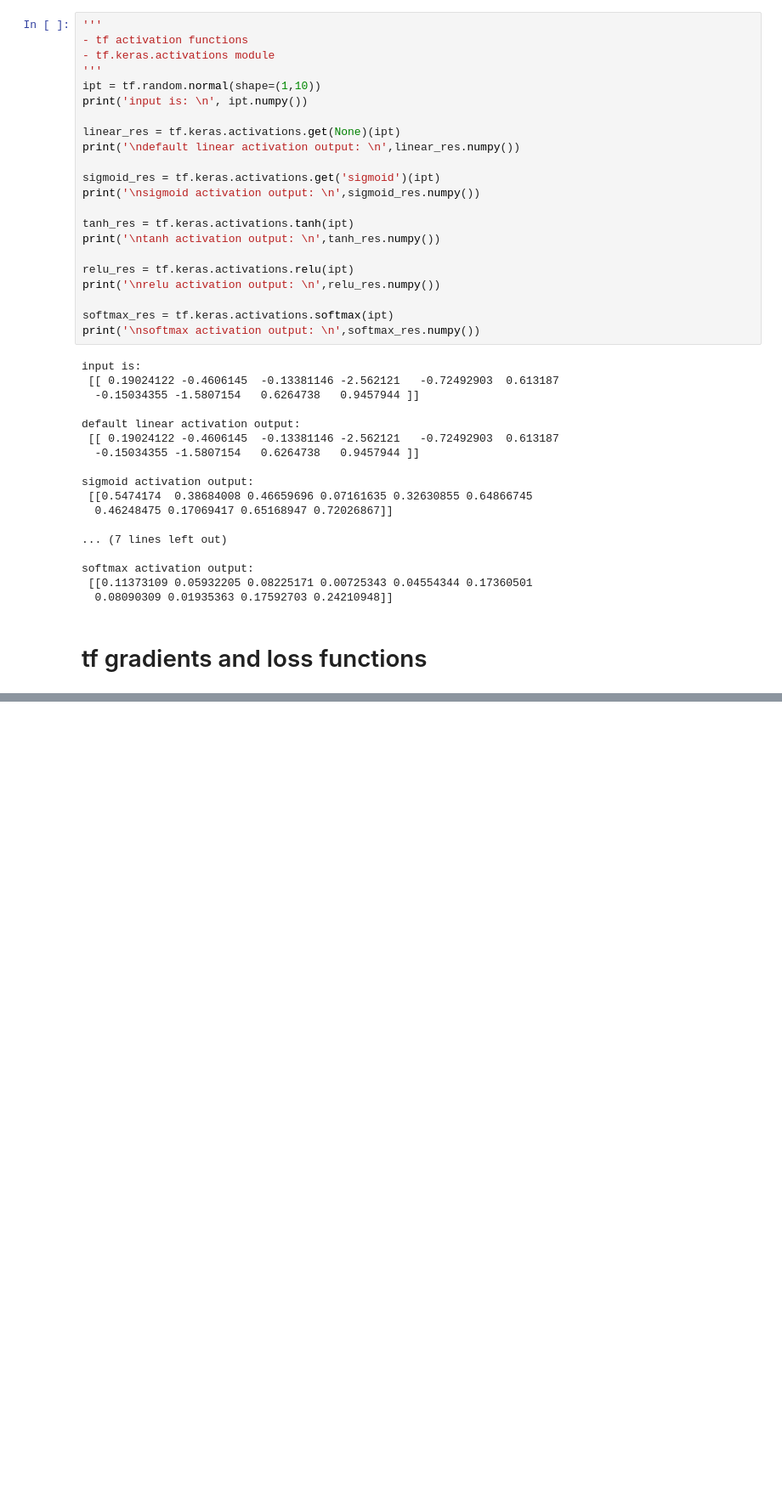
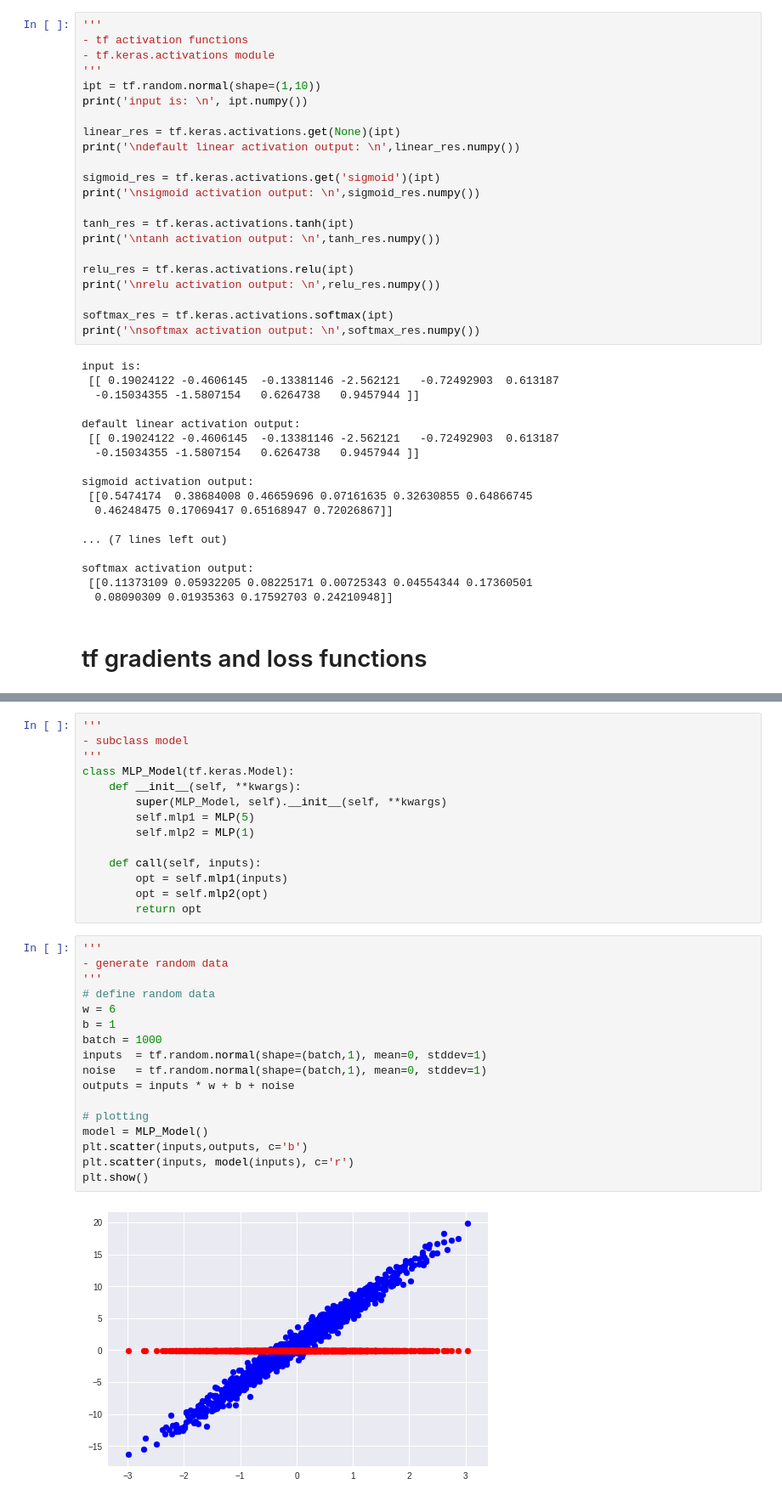
Before and after one commit to mlmaster1995/Tensorflow_2.0_Review, a Jupyter notebook: Tensorflow 2.0 Review.ipynb, the cells around one changed output, grey strips where cells are left out. Shown: that part at 85% size. Drawn from its saved outputs; the diff is of its cells as text; blank space fills up the shorter version.

```diff
--- a/Tensorflow 2.0 Review.ipynb
+++ b/Tensorflow 2.0 Review.ipynb
@@ -1288,0 +1350,33 @@ dy_db:
+# %%
+'''
+- subclass model
+'''
+class MLP_Model(tf.keras.Model):
+    def __init__(self, **kwargs):
+        super(MLP_Model, self).__init__(self, **kwargs)
+        self.mlp1 = MLP(5)
+        self.mlp2 = MLP(1)
+
+    def call(self, inputs):
+        opt = self.mlp1(inputs)
+        opt = self.mlp2(opt)
+        return opt
+# %%
+'''
+- generate random data
+'''
+# define random data
+w = 6
+b = 1
+batch = 1000
+inputs  = tf.random.normal(shape=(batch,1), mean=0, stddev=1)
+noise   = tf.random.normal(shape=(batch,1), mean=0, stddev=1)
+outputs = inputs * w + b + noise
+
+# plotting
+model = MLP_Model()
+plt.scatter(inputs,outputs, c='b')
+plt.scatter(inputs, model(inputs), c='r')
+plt.show()
+# %% [output]
+[figure, added]
```
Also changed, not shown: parts of 10 cells of this notebook.
